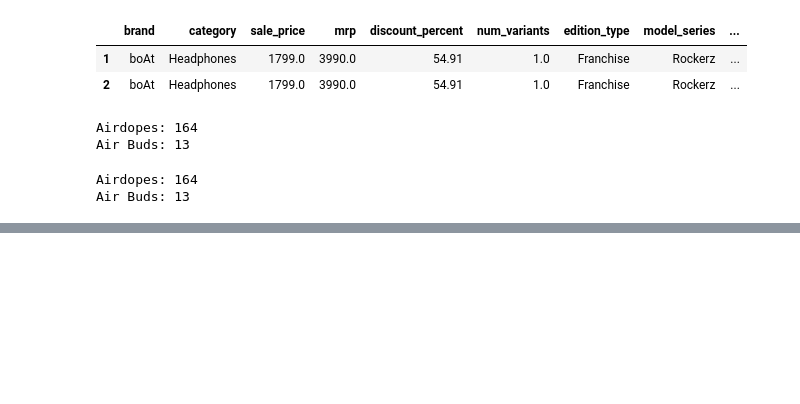
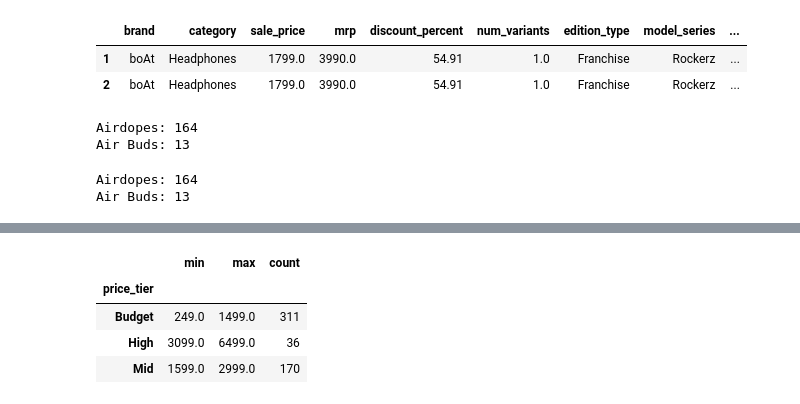
Before and after one commit to SumitYesade22/Boat_vs_noise_datacleaning, a Jupyter notebook: eda.ipynb, the cells around one changed output, grey strips where cells are left out. Saved outputs shown, nothing was run; the diff lists cells and outputs as text; code cells hidden in the pictures; blank space fills up the shorter version.

```diff
--- a/eda.ipynb
+++ b/eda.ipynb
@@ -2574,0 +2685,8 @@ Air Buds: 13
+# %%
+df.groupby('price_tier')['sale_price'].agg(['min', 'max', 'count'])
+# %% [output]
+|  | min | max | count |
+| price_tier |  |  |  |
+| Budget | 249.0 | 1499.0 | 311 |
+| High | 3099.0 | 6499.0 | 36 |
+| Mid | 1599.0 | 2999.0 | 170 |
```
Also changed, not shown: parts of 9 cells of this notebook, 1 other file.
